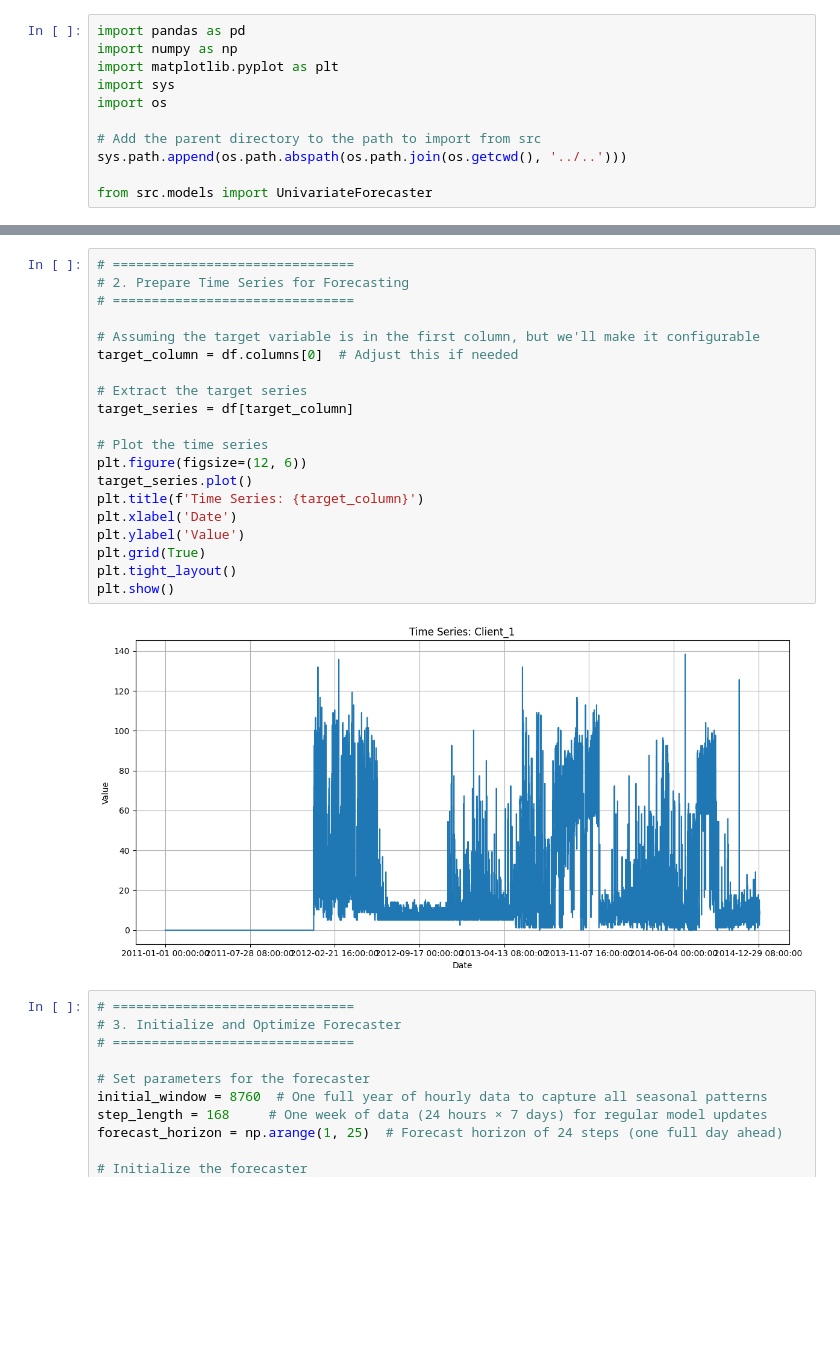
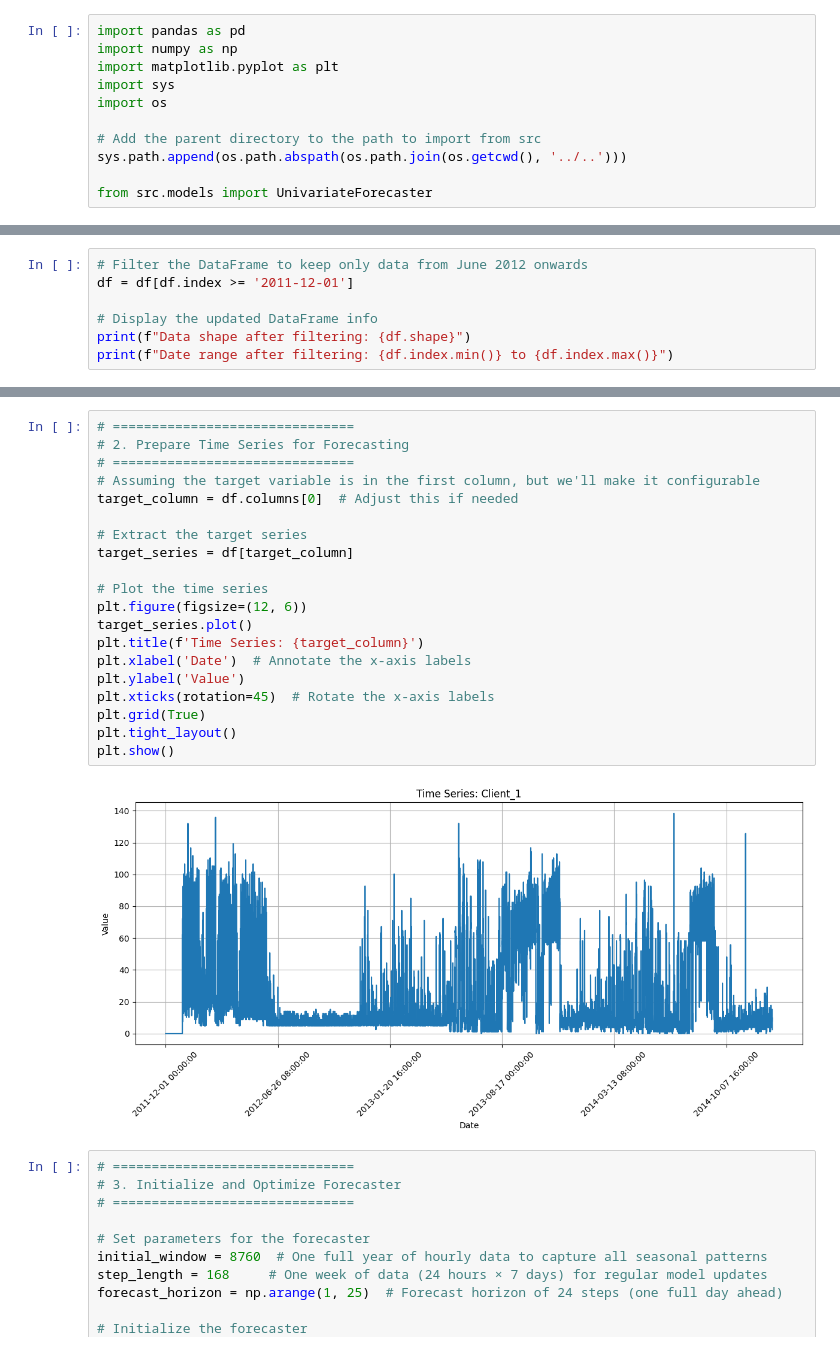
Before and after one commit to TschangoMP/Energy-Demand-Forecast, a Jupyter notebook: notebooks/03_models/univariate_forecasts.ipynb, the cells around one changed output, grey strips where cells are left out. Drawn from its saved outputs; the diff is of its cells as text; blank space fills up the shorter version.

```diff
--- a/notebooks/03_models/univariate_forecasts.ipynb
+++ b/notebooks/03_models/univariate_forecasts.ipynb
@@ -26,0 +27,7 @@ display(df.head())
+# %%
+# Filter the DataFrame to keep only data from June 2012 onwards
+df = df[df.index >= '2011-12-01']
+
+# Display the updated DataFrame info
+print(f"Data shape after filtering: {df.shape}")
+print(f"Date range after filtering: {df.index.min()} to {df.index.max()}")
@@ -44,25 +54,25 @@ Available columns: ['Client_1', 'year', 'hour', 'is_business_hour', 'month', 'da
 # %%
 # ===============================
 # 2. Prepare Time Series for Forecasting
 # ===============================
-
 # Assuming the target variable is in the first column, but we'll make it configurable
 target_column = df.columns[0]  # Adjust this if needed
 
 # Extract the target series
 target_series = df[target_column]
 
 # Plot the time series
 plt.figure(figsize=(12, 6))
 target_series.plot()
 plt.title(f'Time Series: {target_column}')
-plt.xlabel('Date')
+plt.xlabel('Date')  # Annotate the x-axis labels
 plt.ylabel('Value')
+plt.xticks(rotation=45)  # Rotate the x-axis labels
 plt.grid(True)
 plt.tight_layout()
 plt.show()
 # %% [output]
-[figure, old version]
+[figure, new version]
 # %%
 # ===============================
 # 3. Initialize and Optimize Forecaster
```
Also changed, not shown: parts of 6 cells of this notebook, 20 other files.
